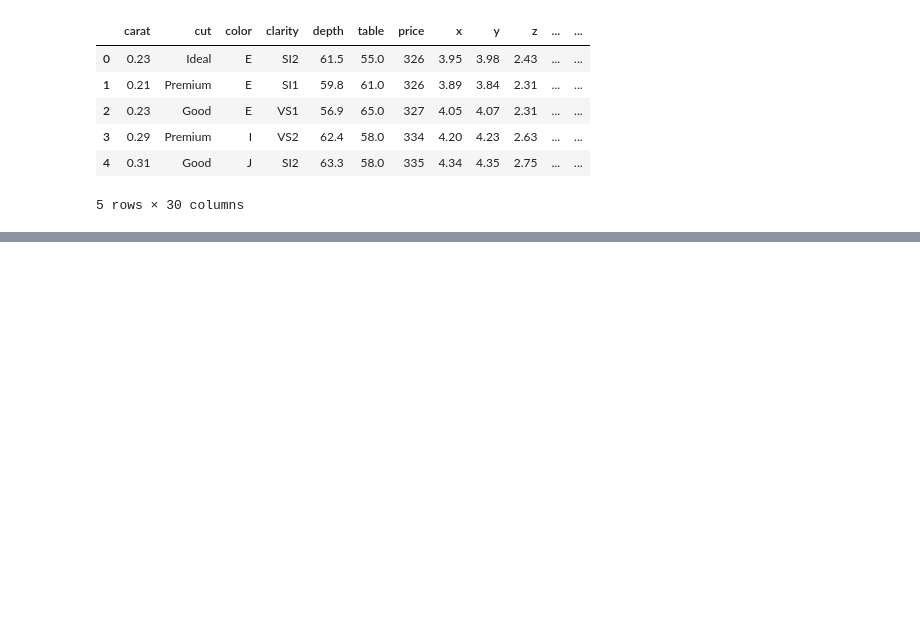
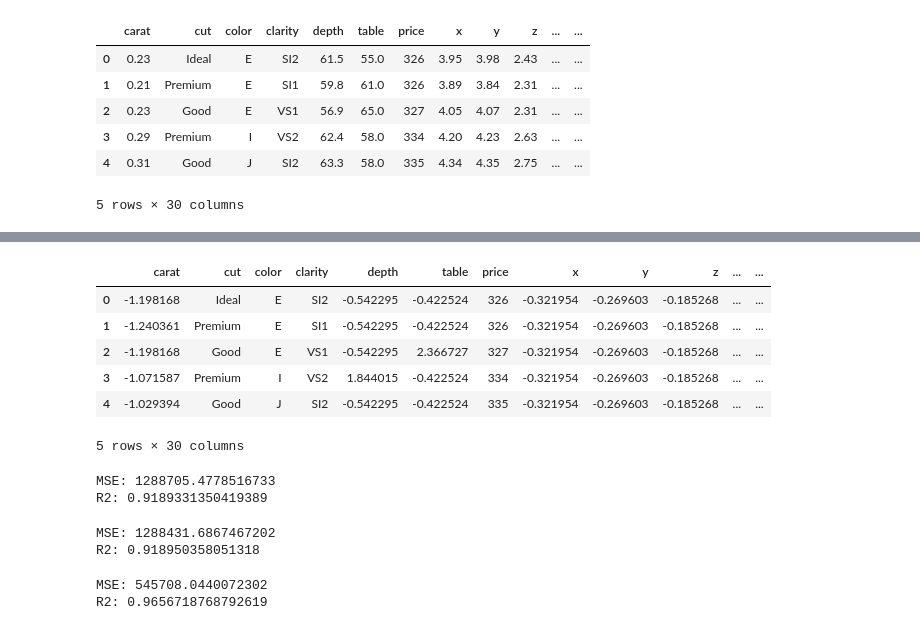
Before and after one commit to andersonmanhaes/mestrado_cefet_ppcic, a Jupyter notebook: Disciplinas/ML/T1_Machine_Learning_PPCIC_2024.ipynb, the cells around one changed output, grey strips where cells are left out. Drawn from its saved outputs; the diff is of its cells as text; code cells hidden in the pictures; blank space fills up the shorter version.

```diff
--- a/Disciplinas/ML/T1_Machine_Learning_PPCIC_2024.ipynb
+++ b/Disciplinas/ML/T1_Machine_Learning_PPCIC_2024.ipynb
@@ -667,6 +684,6 @@ ds.head()
 # %%
 # one-hot-encoder para coluna categórica
-ds = pd.get_dummies(ds, columns=["labels_cut", "labels_color", "labels_clarity"])
+ds = pd.get_dummies(ds, columns=["cut_encoded", "color_encoded", "clarity_encoded"])
 
 ds.head()
 # %% [output]
@@ -679,0 +729,16 @@ ds.head()
+# %%
+# Normalização dos dados
+scaler = StandardScaler()
+
+scaled_features = scaler.fit_transform(ds.drop(["price", "cut", "color", "clarity"], axis=1))
+ds[ds.columns.difference(["price", "cut", "color", "clarity"])] = scaled_features
+
+ds.head()
+# %% [output]
+|  | carat | cut | color | clarity | depth | table | price | x | y | z | ... | ... |
+| 0 | -1.198168 | Ideal | E | SI2 | -0.542295 | -0.422524 | 326 | -0.321954 | -0.269603 | -0.185268 | ... | ... |
+| 1 | -1.240361 | Premium | E | SI1 | -0.542295 | -0.422524 | 326 | -0.321954 | -0.269603 | -0.185268 | ... | ... |
+| 2 | -1.198168 | Good | E | VS1 | -0.542295 | 2.366727 | 327 | -0.321954 | -0.269603 | -0.185268 | ... | ... |
+| 3 | -1.071587 | Premium | I | VS2 | 1.844015 | -0.422524 | 334 | -0.321954 | -0.269603 | -0.185268 | ... | ... |
+| 4 | -1.029394 | Good | J | SI2 | -0.542295 | -0.422524 | 335 | -0.321954 | -0.269603 | -0.185268 | ... | ... |
+5 rows × 30 columns
@@ -679,0 +752,54 @@ ds.head()
+# %%
+# LinearRegression
+modelo = LinearRegression()
+modelo.fit(X_train, y_train)
+
+# Prever os valores para o dataset de teste
+previsoes = modelo.predict(X_test)
+
+# Métricas de avaliação
+
+mse = mean_squared_error(y_test, previsoes)
+r2 = r2_score(y_test, previsoes)
+
+print("MSE:", mse)
+print("R2:", r2)
+# %% [output]
+MSE: 1288705.4778516733
+R2: 0.9189331350419389
+# %%
+# Lasso
+modelo = Lasso()
+modelo.fit(X_train, y_train)
+
+# Prever os valores para o dataset de teste
+previsoes = modelo.predict(X_test)
+
+# Métricas de avaliação
+
+mse = mean_squared_error(y_test, previsoes)
+r2 = r2_score(y_test, previsoes)
+
+print("MSE:", mse)
+print("R2:", r2)
+# %% [output]
+MSE: 1288431.6867467202
+R2: 0.918950358051318
+# %%
+# DecisionTreeRegressor
+modelo = DecisionTreeRegressor()
+modelo.fit(X_train, y_train)
+
+# Prever os valores para o dataset de teste
+previsoes = modelo.predict(X_test)
+
+# Métricas de avaliação
+
+mse = mean_squared_error(y_test, previsoes)
+r2 = r2_score(y_test, previsoes)
+
+print("MSE:", mse)
+print("R2:", r2)
+# %% [output]
+MSE: 545708.0440072302
+R2: 0.9656718768792619
```
Also changed, not shown: parts of 19 cells of this notebook.
